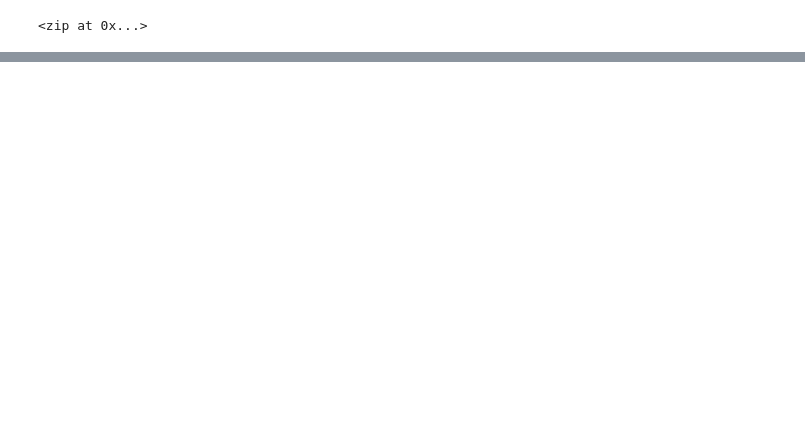
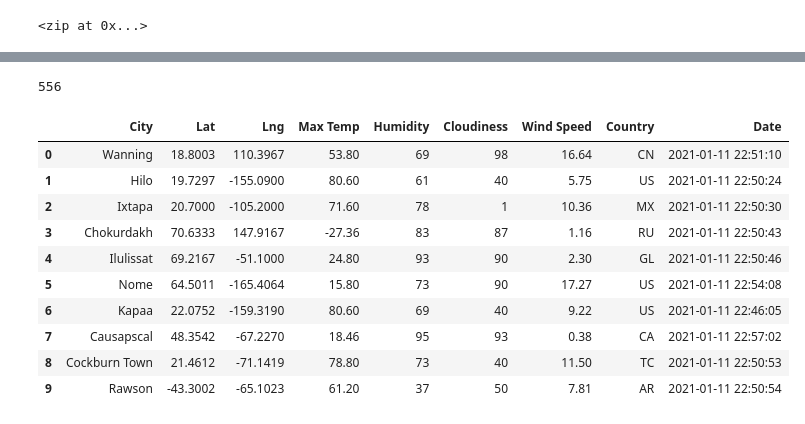
Before and after one commit to liviamiyabara/World_Weather_Analysis, a Jupyter notebook: API_practice.ipynb, the cells around one changed output, grey strips where cells are left out. Cells and saved outputs as stored; diff of their text form; code cells hidden in the pictures; blank space fills up the shorter version.

```diff
--- a/API_practice.ipynb
+++ b/API_practice.ipynb
@@ -20,4 +14,0 @@ coordinates = zip(x, y)
-# %%
-# Use the tuple() function to display the latitude and longitude combinations.
-for coordinate in coordinates:
-    print(coordinate[0], coordinate[1])
@@ -54,0 +64,4 @@ len(cities)
+# %%
+# Starting URL for Weather Map API Call.
+url = "http://api.openweathermap.org/data/2.5/weather?units=Imperial&APPID=" + weather_api_key
+print(url)
@@ -54,0 +142,5 @@ len(cities)
+# %%
+# Create an endpoint URL for a city.
+city_url = url + "&q=" + "Boston"
+city_weather = requests.get(city_url)
+city_weather.json()
@@ -54,0 +216,10 @@ len(cities)
+# %%
+# Create an empty list to hold the weather data.
+city_data = []
+# Print the beginning of the logging.
+print("Beginning Data Retrieval     ")
+print("-----------------------------")
+
+# Create counters.
+record_count = 1
+set_count = 1
@@ -54,0 +322,20 @@ len(cities)
+# %%
+len(city_data)
+# %% [output]
+556
+# %%
+# Convert the array of dictionaries to a Pandas DataFrame.
+city_data_df = pd.DataFrame(city_data)
+city_data_df.head(10)
+# %% [output]
+|  | City | Lat | Lng | Max Temp | Humidity | Cloudiness | Wind Speed | Country | Date |
+| 0 | Wanning | 18.8003 | 110.3967 | 53.80 | 69 | 98 | 16.64 | CN | 2021-01-11 22:51:10 |
+| 1 | Hilo | 19.7297 | -155.0900 | 80.60 | 61 | 40 | 5.75 | US | 2021-01-11 22:50:24 |
+| 2 | Ixtapa | 20.7000 | -105.2000 | 71.60 | 78 | 1 | 10.36 | MX | 2021-01-11 22:50:30 |
+| 3 | Chokurdakh | 70.6333 | 147.9167 | -27.36 | 83 | 87 | 1.16 | RU | 2021-01-11 22:50:43 |
+| 4 | Ilulissat | 69.2167 | -51.1000 | 24.80 | 93 | 90 | 2.30 | GL | 2021-01-11 22:50:46 |
+| 5 | Nome | 64.5011 | -165.4064 | 15.80 | 73 | 90 | 17.27 | US | 2021-01-11 22:54:08 |
+| 6 | Kapaa | 22.0752 | -159.3190 | 80.60 | 69 | 40 | 9.22 | US | 2021-01-11 22:46:05 |
+| 7 | Causapscal | 48.3542 | -67.2270 | 18.46 | 95 | 93 | 0.38 | CA | 2021-01-11 22:57:02 |
+| 8 | Cockburn Town | 21.4612 | -71.1419 | 78.80 | 73 | 40 | 11.50 | TC | 2021-01-11 22:50:53 |
+| 9 | Rawson | -43.3002 | -65.1023 | 61.20 | 37 | 50 | 7.81 | AR | 2021-01-11 22:50:54 |
```
Also changed, not shown: parts of 28 cells of this notebook, 4 other files.
